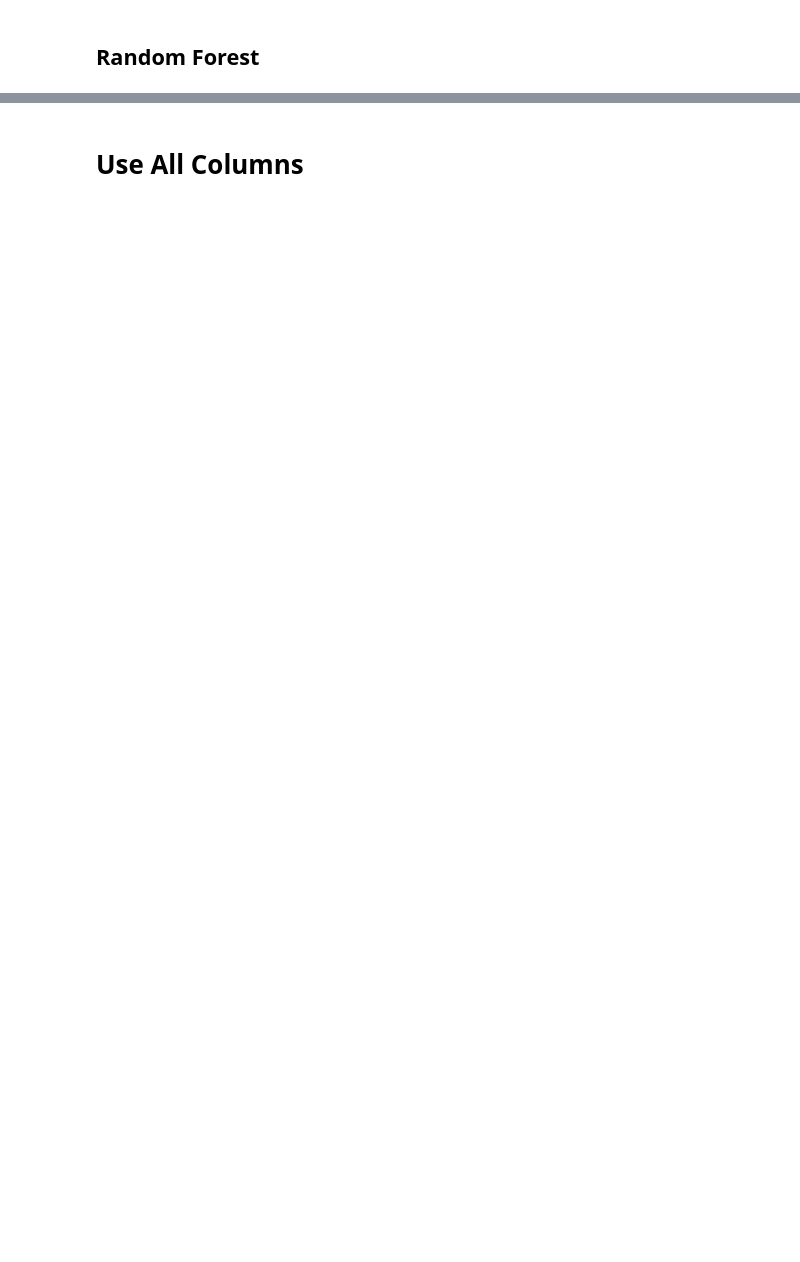
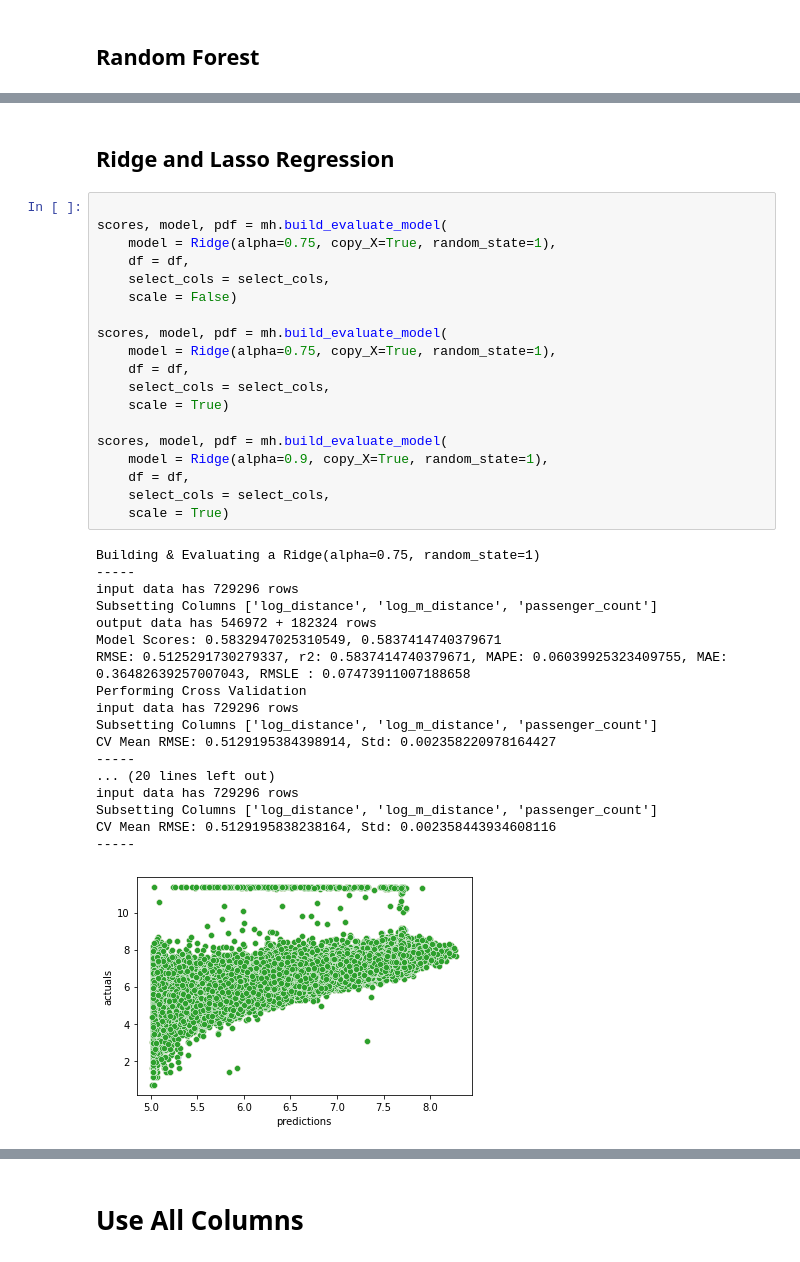
Before and after one commit to srikantjyrmn/data_science, a Jupyter notebook: nyc_taxI_trip_duration/taxi_model.ipynb, the cells around one changed output, grey strips where cells are left out. Saved outputs shown, nothing was run; the diff lists cells and outputs as text; blank space fills up the shorter version.

```diff
--- a/nyc_taxI_trip_duration/taxi_model.ipynb
+++ b/nyc_taxI_trip_duration/taxi_model.ipynb
@@ -295,0 +349,40 @@ CV Mean RMSE: 0.4942883778123486, Std: 0.002115223727868707
+# %% [markdown]
+## Ridge and Lasso Regression
+# %%
+
+scores, model, pdf = mh.build_evaluate_model(
+    model = Ridge(alpha=0.75, copy_X=True, random_state=1),
+    df = df,
+    select_cols = select_cols,
+    scale = False)
+
+scores, model, pdf = mh.build_evaluate_model(
+    model = Ridge(alpha=0.75, copy_X=True, random_state=1),
+    df = df,
+    select_cols = select_cols,
+    scale = True)
+
+scores, model, pdf = mh.build_evaluate_model(
+    model = Ridge(alpha=0.9, copy_X=True, random_state=1),
+    df = df,
+    select_cols = select_cols,
+    scale = True)
+# %% [output]
+Building & Evaluating a Ridge(alpha=0.75, random_state=1)
+-----
+input data has 729296 rows
+Subsetting Columns ['log_distance', 'log_m_distance', 'passenger_count']
+output data has 546972 + 182324 rows
+Model Scores: 0.5832947025310549, 0.5837414740379671
+RMSE: 0.5125291730279337, r2: 0.5837414740379671, MAPE: 0.06039925323409755, MAE: 0.36482639257007043, RMSLE : 0.07473911007188658
+Performing Cross Validation
+input data has 729296 rows
+Subsetting Columns ['log_distance', 'log_m_distance', 'passenger_count']
+CV Mean RMSE: 0.5129195384398914, Std: 0.002358220978164427
+-----
+... (20 lines left out)
+input data has 729296 rows
+Subsetting Columns ['log_distance', 'log_m_distance', 'passenger_count']
+CV Mean RMSE: 0.5129195838238164, Std: 0.002358443934608116
+-----
+[figure, added]
```
Also changed, not shown: parts of 67 cells of this notebook.
